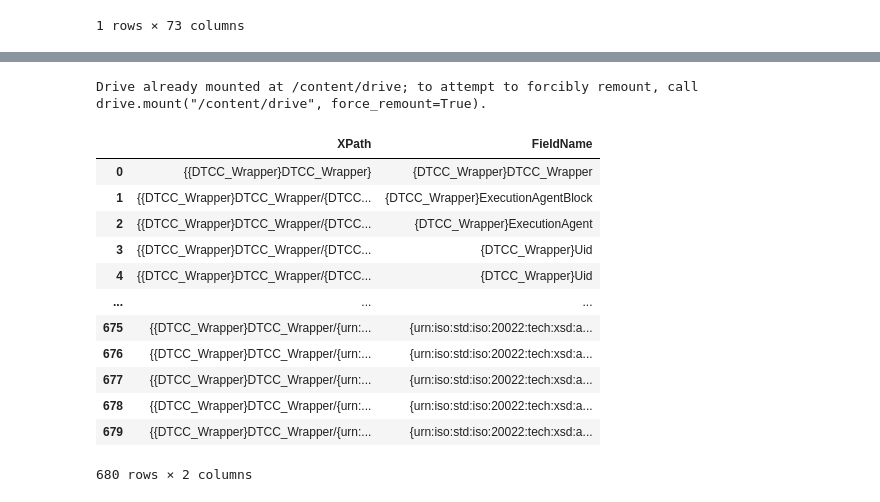
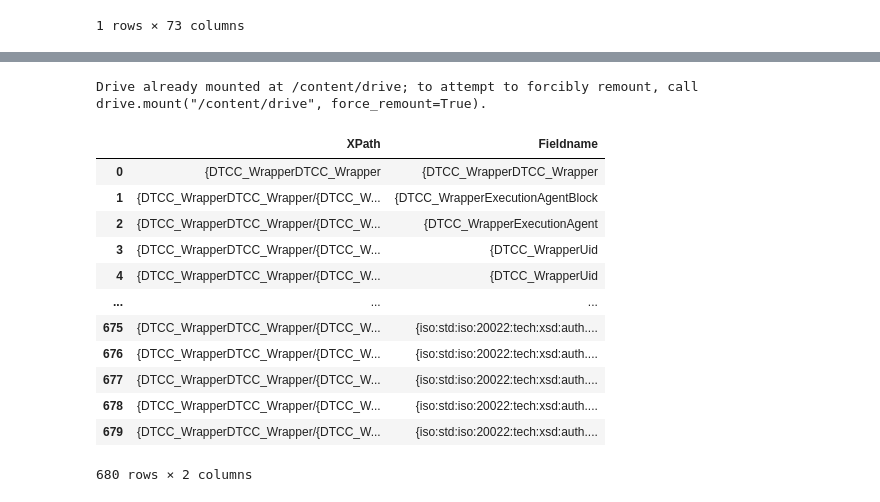
Before and after one commit to prashantmalan/Chatbot, a Jupyter notebook: XmltoDf.ipynb, the cells around one changed output, grey strips where cells are left out. Drawn from its saved outputs; the diff is of its cells as text; code cells hidden in the pictures.

```diff
--- a/XmltoDf.ipynb
+++ b/XmltoDf.ipynb
@@ -284,65 +485,69 @@ Drive already mounted at /content/drive; to attempt to forcibly remount, call dr
 680 rows × 2 columns
 # %%
-# prompt: the expectded values are  XPath	Field Name
-# {DTCC_Wrapper}DTCC_Wrapper	DTCC_Wrapper
-# {{DTCC_Wrapper}/{DTCC_Wrapper}ExecutionAgentBlock	ExecutionAgentBlock
-# {{DTCC_Wrapper}/{DTCC_Wrapper}ExecutionAgentBlock/{DTCC_Wrapper}ExecutionAgent	ExecutionAgent
-# {{DTCC_Wrapper}/{DTCC_Wrapper}ExecutionAgentBlock/{DTCC_Wrapper}ExecutionAgent/{DTCC_Wrapper}Uid	Uid
-# {{DTCC_Wrapper}/{DTCC_Wrapper}ExecutionAgentBlock/{D
-
 import xml.etree.ElementTree as ET
 import pandas as pd
 from google.colab import drive
 
 # Mount Google Drive
 drive.mount('/content/drive')
 
-expected_results= pd.read_csv('/content/drive/My Drive/Colab Notebooks/anomaly/expected_values_xpath.csv')
-# Assuming the XML file is named 'data.xml'
+# Assuming the XML file is named 'WrapperSample_NEWT_COMM_MultipleEAs_Feb14.xml'
 tree = ET.parse('/content/drive/My Drive/Colab Notebooks/anomaly/WrapperSample_NEWT_COMM_MultipleEAs_Feb14.xml')
 root = tree.getroot()
 
-def extract_xpath_and_field_name(element, current_path="", data=None):
+def extract_xpath_fieldname(element, current_path="", data=None):
   """
-  Recursively extracts XPath and field names from the XML tree.
+  Recursively extracts XPath and fieldname from an XML element,
+  replacing tags containing 'urn:' with ''.
+
+  Args:
+    element: The current XML element.
+    current_path: The XPath expression leading to the current element.
+    data: A list to store the extracted data (XPath, fieldname).
+
+  Returns:
+    A list of tuples (XPath, fieldname).
   """
   if data is None:
     data = []
 
-  if element.text:
-    # Use the root element's tag as the initial XPath and field name
-    if not current_path:
-      current_path = element.tag  # Use the root element's tag
-    data.append([f"{{{current_path}}}", element.tag])
+  if not current_path:
+    current_path = element.tag
+
+  # Replace tag if it contains 'urn:'
+  tag = element.tag.replace("{urn:", "{").replace("}", "")
+
+  path_parts = current_path.split('/')
+  filtered_path = '/'.join([part.replace("{urn:", "{").replace("}", "") for part in path_parts])
+
+
+  if filtered_path:
+    data.append((filtered_path, tag))
 
   for child in element:
-    child_path = f"{current_path}/{child.tag}" if current_path else child.tag
-    extract_xpath_and_field_name(child, child_path, data)
+    child_path = f"{filtered_path}/{tag}"
+    extract_xpath_fieldname(child, child_path, data)
 
   return data
 
-# Extract XPath and field name data
-xpath_field_data = extract_xpath_and_field_name(root)
+# Get XPath and fieldname data
+data_list = extract_xpath_fieldname(root)
 
 # Create DataFrame
-df = pd.DataFrame(xpath_field_data, columns=['XPath', 'FieldName'])
-
-# Modify the XPath column to remove the root element's tag if it's present at the beginning
-# df['XPath'] = df['XPath'].str.replace(f"{root.tag}/", "", regex=False)
-
+df = pd.DataFrame(data_list, columns=["XPath", "Fieldname"])
 df
 # %% [output]
 Drive already mounted at /content/drive; to attempt to forcibly remount, call drive.mount("/content/drive", force_remount=True).
-|  | XPath | FieldName |
-| 0 | {{DTCC_Wrapper}DTCC_Wrapper} | {DTCC_Wrapper}DTCC_Wrapper |
-| 1 | {{DTCC_Wrapper}DTCC_Wrapper/{DTCC... | {DTCC_Wrapper}ExecutionAgentBlock |
-| 2 | {{DTCC_Wrapper}DTCC_Wrapper/{DTCC... | {DTCC_Wrapper}ExecutionAgent |
-| 3 | {{DTCC_Wrapper}DTCC_Wrapper/{DTCC... | {DTCC_Wrapper}Uid |
-| 4 | {{DTCC_Wrapper}DTCC_Wrapper/{DTCC... | {DTCC_Wrapper}Uid |
+|  | XPath | Fieldname |
+| 0 | {DTCC_WrapperDTCC_Wrapper | {DTCC_WrapperDTCC_Wrapper |
+| 1 | {DTCC_WrapperDTCC_Wrapper/{DTCC_W... | {DTCC_WrapperExecutionAgentBlock |
+| 2 | {DTCC_WrapperDTCC_Wrapper/{DTCC_W... | {DTCC_WrapperExecutionAgent |
+| 3 | {DTCC_WrapperDTCC_Wrapper/{DTCC_W... | {DTCC_WrapperUid |
+| 4 | {DTCC_WrapperDTCC_Wrapper/{DTCC_W... | {DTCC_WrapperUid |
 | ... | ... | ... |
-| 675 | {{DTCC_Wrapper}DTCC_Wrapper/{urn:... | {urn:iso:std:iso:20022:tech:xsd:a... |
-| 676 | {{DTCC_Wrapper}DTCC_Wrapper/{urn:... | {urn:iso:std:iso:20022:tech:xsd:a... |
-| 677 | {{DTCC_Wrapper}DTCC_Wrapper/{urn:... | {urn:iso:std:iso:20022:tech:xsd:a... |
-| 678 | {{DTCC_Wrapper}DTCC_Wrapper/{urn:... | {urn:iso:std:iso:20022:tech:xsd:a... |
-| 679 | {{DTCC_Wrapper}DTCC_Wrapper/{urn:... | {urn:iso:std:iso:20022:tech:xsd:a... |
+| 675 | {DTCC_WrapperDTCC_Wrapper/{DTCC_W... | {iso:std:iso:20022:tech:xsd:auth.... |
+| 676 | {DTCC_WrapperDTCC_Wrapper/{DTCC_W... | {iso:std:iso:20022:tech:xsd:auth.... |
+| 677 | {DTCC_WrapperDTCC_Wrapper/{DTCC_W... | {iso:std:iso:20022:tech:xsd:auth.... |
+| 678 | {DTCC_WrapperDTCC_Wrapper/{DTCC_W... | {iso:std:iso:20022:tech:xsd:auth.... |
+| 679 | {DTCC_WrapperDTCC_Wrapper/{DTCC_W... | {iso:std:iso:20022:tech:xsd:auth.... |
 680 rows × 2 columns
```
Also changed, not shown: parts of 20 cells of this notebook.
